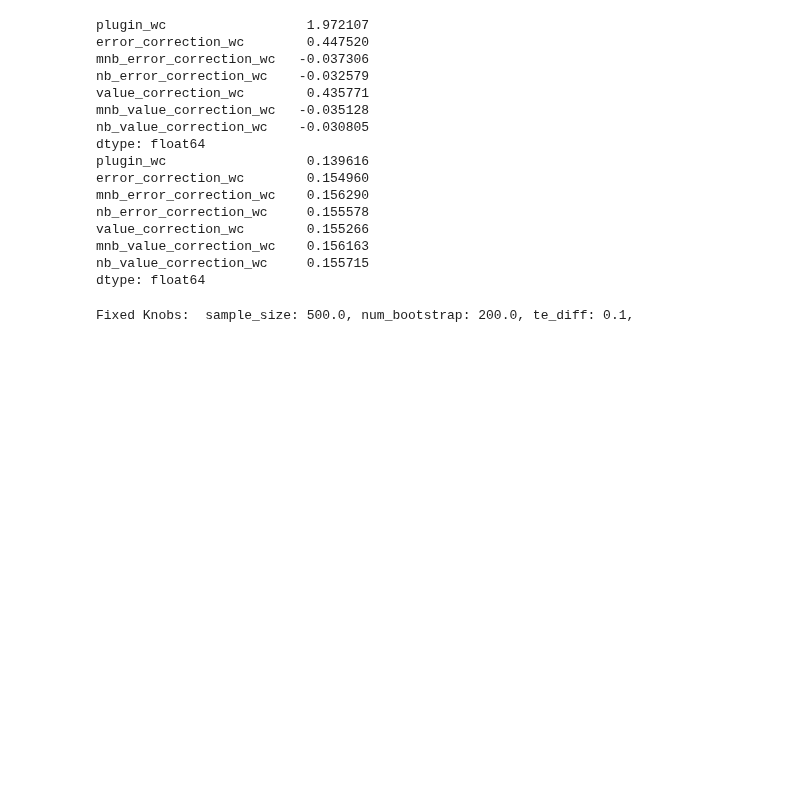
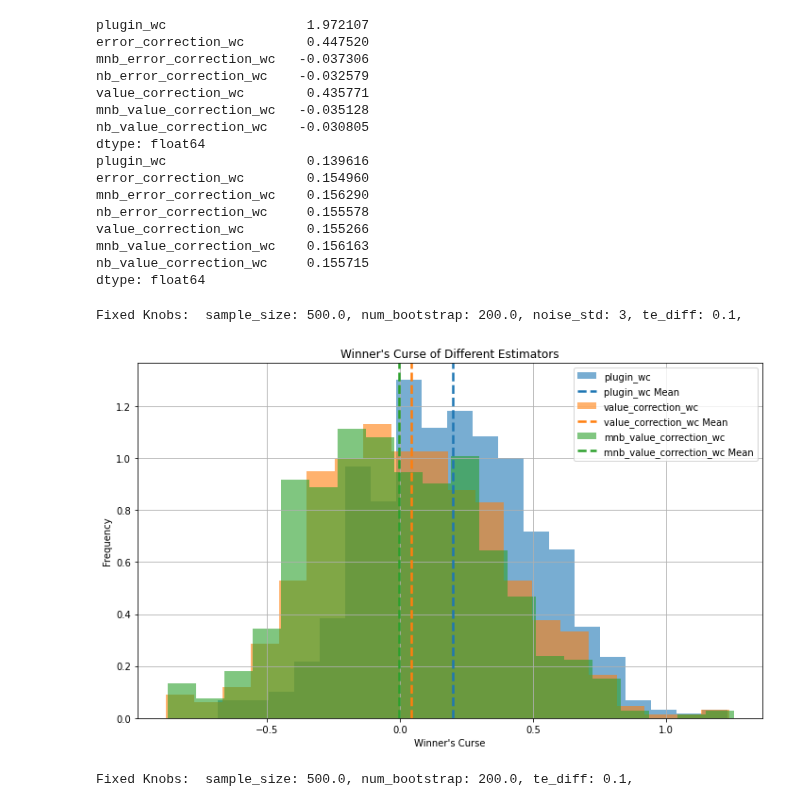
Before and after one commit to iamsikun/winners-curse, a Jupyter notebook: notebooks/result_analysis.ipynb, the cells around one changed output. Cells and saved outputs as stored; diff of their text form; code cells hidden in the pictures; blank space fills up the shorter version.

```diff
--- a/notebooks/result_analysis.ipynb
+++ b/notebooks/result_analysis.ipynb
@@ -220,6 +220,14 @@ value_correction_wc        0.155266
 mnb_value_correction_wc    0.156163
 nb_value_correction_wc     0.155715
 dtype: float64
+# %%
+plot_winners_curse_hist(
+    result_dir='results/noise_std_test.csv',
+    estimators=['plugin', 'value_correction', 'mnb_value_correction'], noise_std=3
+)
+# %% [output]
+Fixed Knobs:  sample_size: 500.0, num_bootstrap: 200.0, noise_std: 3, te_diff: 0.1,
+[figure, added]
 # %%
 plot_winners_curse_2d(
     'results/noise_std_test.csv', basis_unit=0.1,
```
Also changed, not shown: 6 other files.
